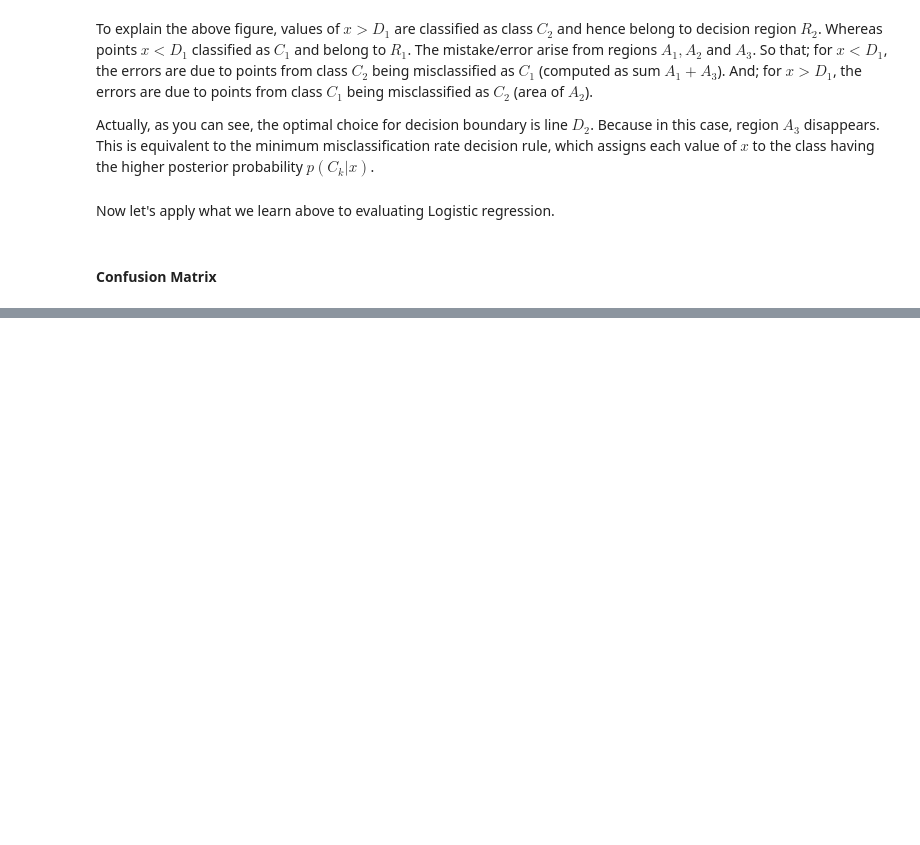
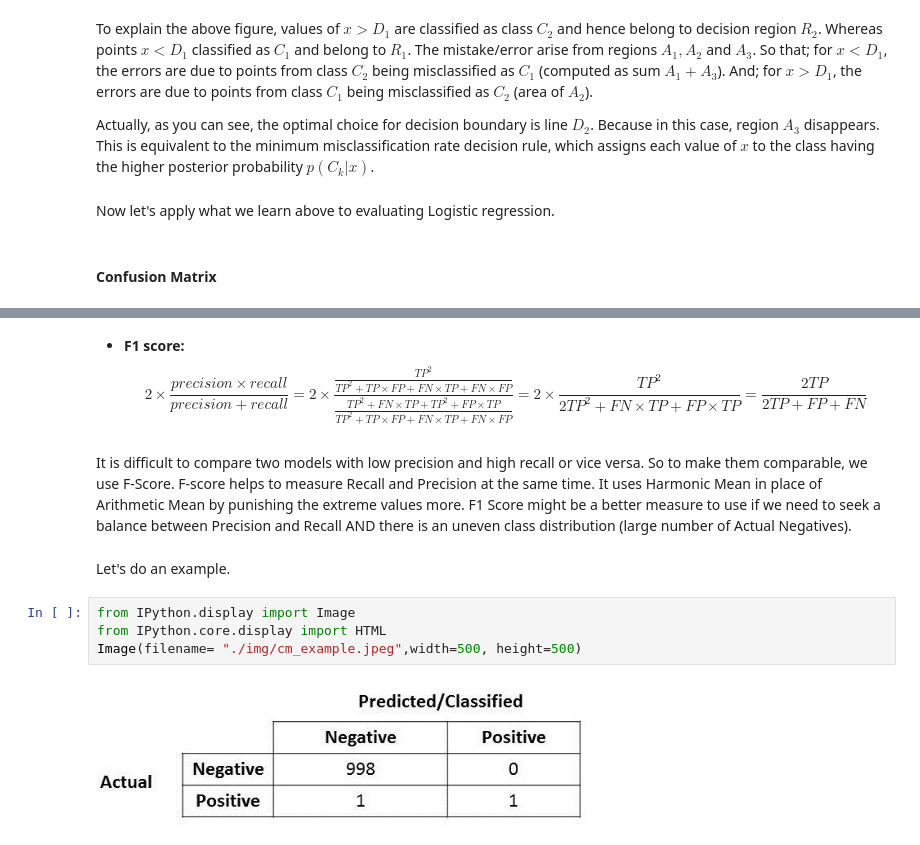
Before and after one commit to safakkbilici/Deep-Learning-Lecture-2020-2021-First-Term, a Jupyter notebook: lecture notes/02-Models-Performance.ipynb, the cells around one changed output, grey strips where cells are left out. Drawn from its saved outputs; the diff is of its cells as text; blank space fills up the shorter version.

```diff
--- a/lecture notes/02-Models-Performance.ipynb
+++ b/lecture notes/02-Models-Performance.ipynb
@@ -293,0 +345,12 @@ Now let's apply what we learn above to evaluating Logistic regression.
+# %% [markdown]
+- **F1 score:** $$ 2 \times \frac{precision \times recall}{precision + recall}= 2 \times \frac{\frac{TP^2}{TP^2 + TP \times FP + FN \times TP + FN \times FP}}{\frac{TP^2 + FN \times TP + TP^2 + FP \times TP}{TP^2 + TP \times FP + FN \times TP + FN \times FP}} = 2 \times \frac{TP^2}{2TP^2 + FN \times TP + FP \times TP} = \frac{2 TP}{2 TP + FP +FN}$$
+# %% [markdown]
+It is difficult to compare two models with low precision and high recall or vice versa. So to make them comparable, we use F-Score. F-score helps to measure Recall and Precision at the same time. It uses Harmonic Mean in place of Arithmetic Mean by punishing the extreme values more. F1 Score might be a better measure to use if we need to seek a balance between Precision and Recall AND there is an uneven class distribution (large number of Actual Negatives).
+# %% [markdown]
+Let's do an example.
+# %%
+from IPython.display import Image
+from IPython.core.display import HTML
+Image(filename= "./img/cm_example.jpeg",width=500, height=500)
+# %% [output]
+[figure, added]
```
Also changed, not shown: parts of 26 cells of this notebook.
